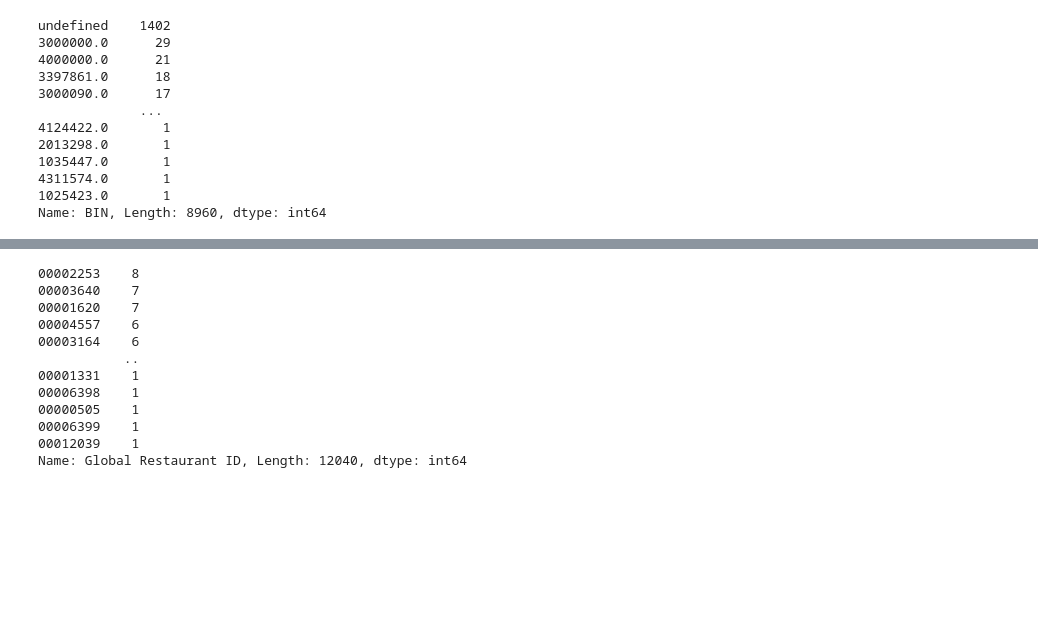
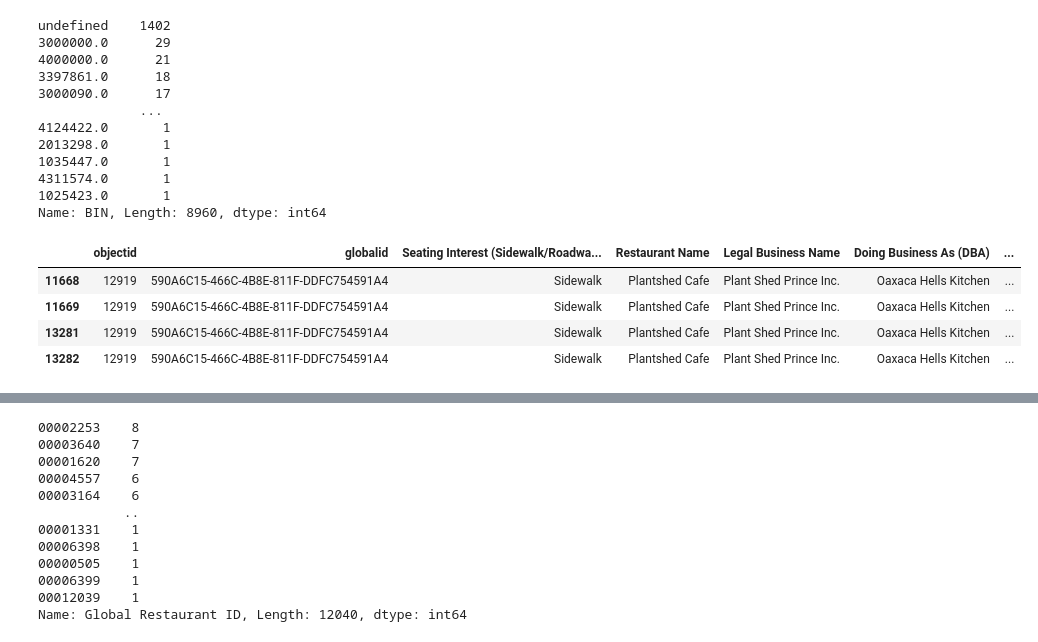
Before and after one commit to sephi-22/restaurant_services_analytics, a Jupyter notebook: Creating_global_id.ipynb, the cells around one changed output, grey strips where cells are left out. Drawn from its saved outputs; the diff is of its cells as text; code cells hidden in the pictures; blank space fills up the shorter version.

```diff
--- a/Creating_global_id.ipynb
+++ b/Creating_global_id.ipynb
@@ -52,6 +52,14 @@ undefined    1402
 4311574.0       1
 1025423.0       1
 Name: BIN, Length: 8960, dtype: int64
+# %%
+historic_df[historic_df['globalid']=='590A6C15-466C-4B8E-811F-DDFC754591A4']
+# %% [output]
+|  | objectid | globalid | Seating Interest (Sidewalk/Roadwa... | Restaurant Name | Legal Business Name | Doing Business As (DBA) | ... |
+| 11668 | 12919 | 590A6C15-466C-4B8E-811F-DDFC754591A4 | Sidewalk | Plantshed Cafe | Plant Shed Prince Inc. | Oaxaca Hells Kitchen | ... |
+| 11669 | 12919 | 590A6C15-466C-4B8E-811F-DDFC754591A4 | Sidewalk | Plantshed Cafe | Plant Shed Prince Inc. | Oaxaca Hells Kitchen | ... |
+| 13281 | 12919 | 590A6C15-466C-4B8E-811F-DDFC754591A4 | Sidewalk | Plantshed Cafe | Plant Shed Prince Inc. | Oaxaca Hells Kitchen | ... |
+| 13282 | 12919 | 590A6C15-466C-4B8E-811F-DDFC754591A4 | Sidewalk | Plantshed Cafe | Plant Shed Prince Inc. | Oaxaca Hells Kitchen | ... |
 # %%
 #Function to fill Global Restaurant ID
 global_restaurant_id_counter = 0
```
Also changed, not shown: parts of 2 cells of this notebook.
